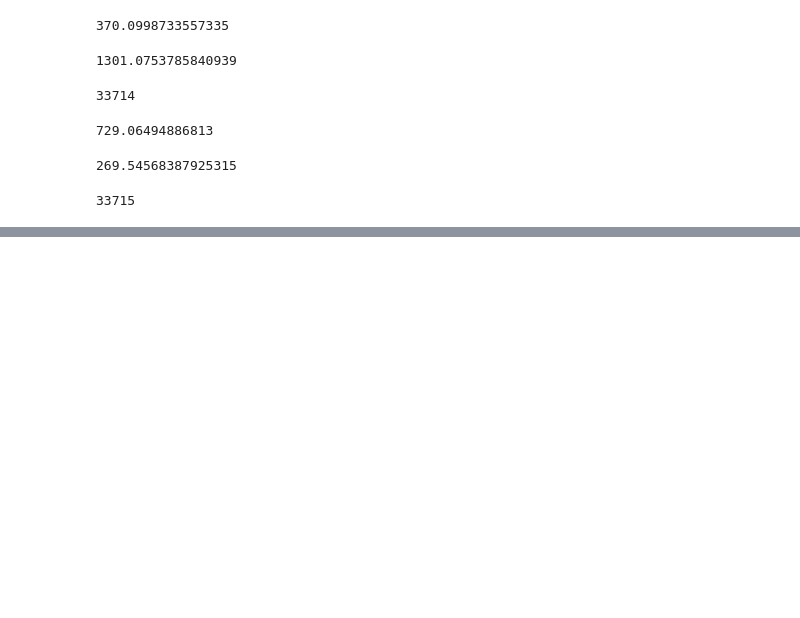
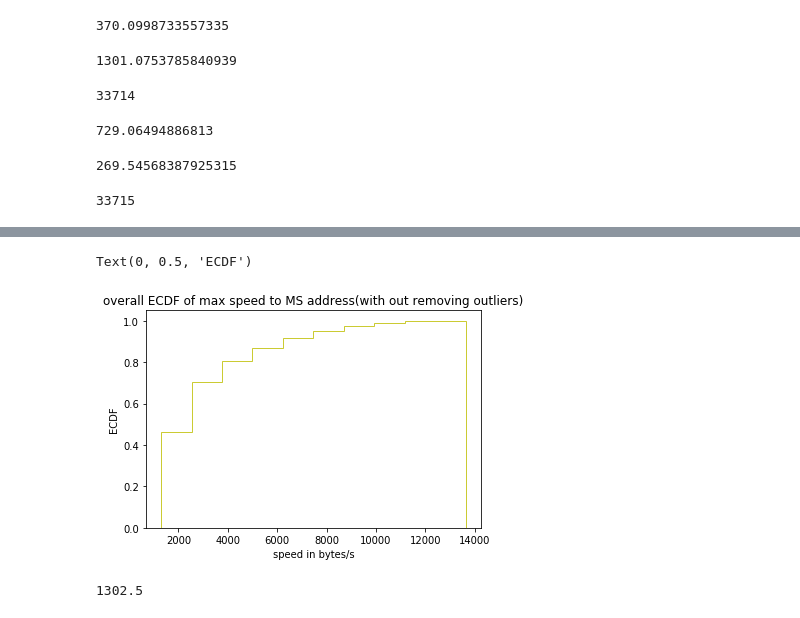
Before and after one commit to wnykuang/activation_detector, a Jupyter notebook: EDA_modeling_final1a.ipynb, the cells around one changed output, grey strips where cells are left out. Drawn from its saved outputs; the diff is of its cells as text; code cells hidden in the pictures; blank space fills up the shorter version.

```diff
--- a/EDA_modeling_final1a.ipynb
+++ b/EDA_modeling_final1a.ipynb
@@ -2775,0 +2836,2 @@ len(idle_df)
+# %%
+median_among_activatiosn = generate_medians_paths(activations_csv_paths)
@@ -2775,0 +2856,21 @@ len(idle_df)
+# %%
+medians_speeds_activations = []
+for median in median_among_activatiosn:
+    for m in median:
+        if m < 1301:
+            continue
+        medians_speeds_activations.append(m)
+# %%
+temp = np.asarray(medians_speeds_activations)
+plt.hist(temp, density=True, cumulative=True, label='CDF',
+         histtype='step', alpha=0.8, color='y')
+plt.title("overall ECDF of max speed to MS address(with out removing outliers)")
+plt.xlabel("speed in bytes/s")
+plt.ylabel("ECDF")
+# %% [output]
+Text(0, 0.5, 'ECDF')
+[figure, added]
+# %%
+min(medians_speeds_activations)
+# %% [output]
+1302.5
```
Also changed, not shown: parts of 13 cells of this notebook.
